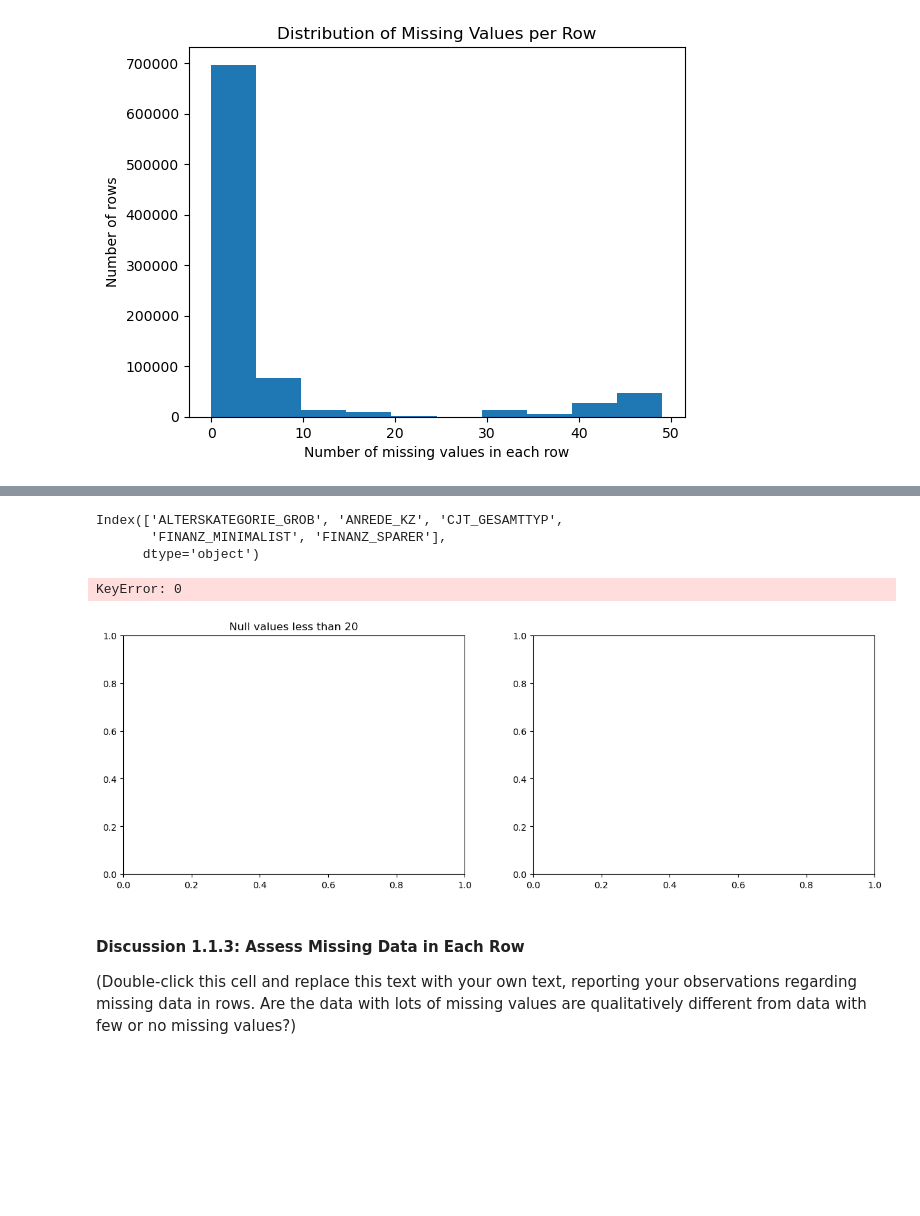
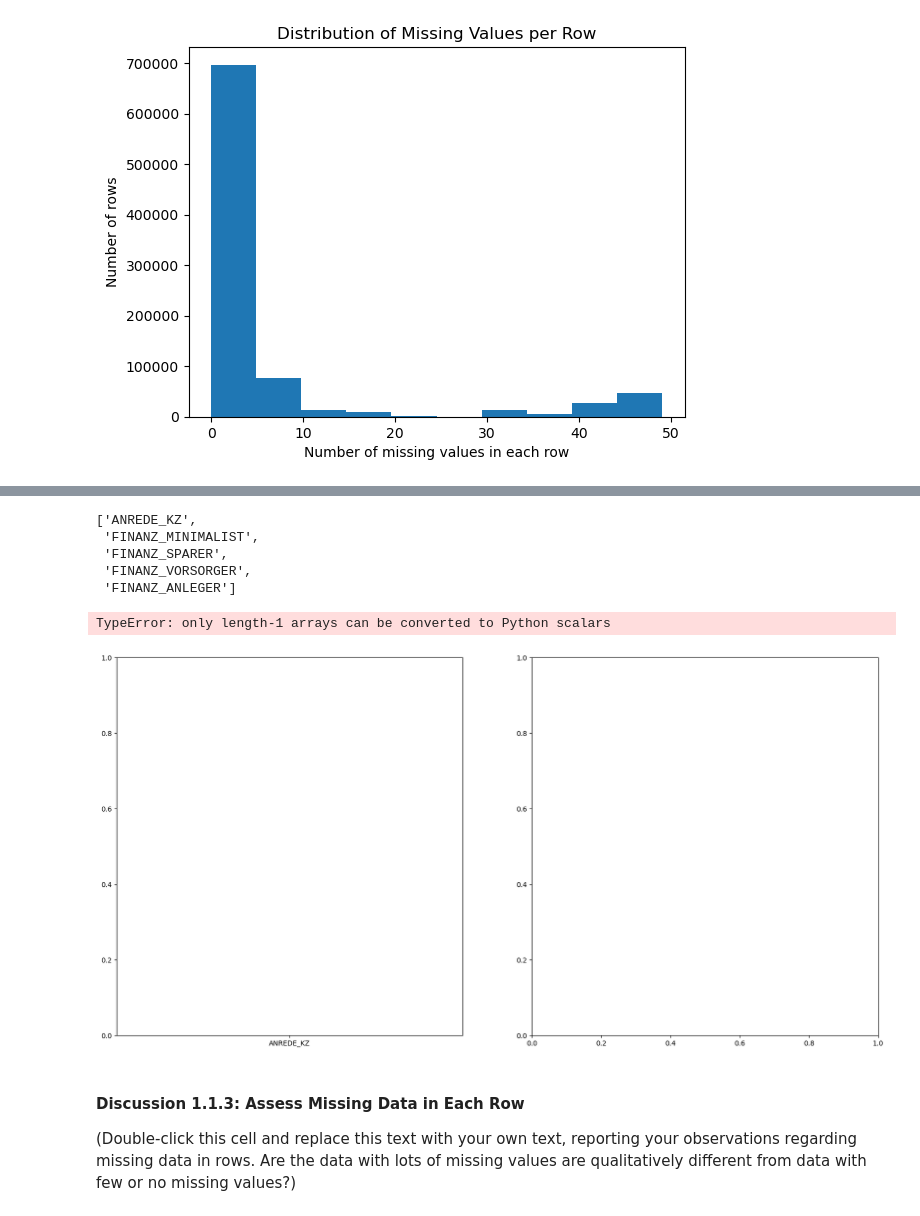
Before and after one commit to fayezalkh/Project-Identify-Customer-Segments, a Jupyter notebook: Identify_Customer_Segments.ipynb, the cells around one changed output, grey strips where cells are left out. Cells and saved outputs as stored; diff of their text form; code cells hidden in the pictures; blank space fills up the shorter version.

```diff
--- a/Identify_Customer_Segments.ipynb
+++ b/Identify_Customer_Segments.ipynb
@@ -247,11 +263,25 @@ above_20 = azdias[row_nulls>=20]
 # %%
 # Compare the distribution of values for at least five columns where there are
 # no or few missing values, between the two subsets.
-columns=null_per[null_per<20].index
-missing_columns = columns[:5]
-missing_columns
+#columns_no_null=null_per[null_per<20].index
+columns_no_null = null_per[null_per == 0]
+missing_columns = columns_no_null[:5]
+complete_cols_names = missing_columns.keys().tolist()
+complete_cols_names
 # %% [output]
-Index(['ALTERSKATEGORIE_GROB', 'ANREDE_KZ', 'CJT_GESAMTTYP',
-       'FINANZ_MINIMALIST', 'FINANZ_SPARER'],
-      dtype='object')
+['ANREDE_KZ',
+ 'FINANZ_MINIMALIST',
+ 'FINANZ_SPARER',
+ 'FINANZ_VORSORGER',
+ 'FINANZ_ANLEGER']
+# %%
+fig, (ax1, ax2) = plt.subplots(1, 2, figsize=(20,10))
+
+plt.subplot(1, 2, 1)
+unique_ANREDE_KZ, counts_ANREDE_KZ= np.unique(complete_cols_names[0], return_counts=True)
+plt.bar(unique_ANREDE_KZ, above_20)
+plt.title('counts_ANREDE_KZ ');
+# %% [output]
+TypeError: only length-1 arrays can be converted to Python scalars
+[figure, added]
 # %%
@@ -267,9 +297,6 @@ def dist_miss_compare(column):
 # %%
-for i in range(missing_columns.size):
-    dist_miss_compare(missing_columns[i])
+#for i in range(missing_columns.size):
+#    dist_miss_compare(missing_columns[i])
-# %% [output]
-KeyError: 0
-[figure, removed]
 # %% [markdown]
 #### Discussion 1.1.3: Assess Missing Data in Each Row
 
```
Also changed, not shown: parts of 10 cells of this notebook.
